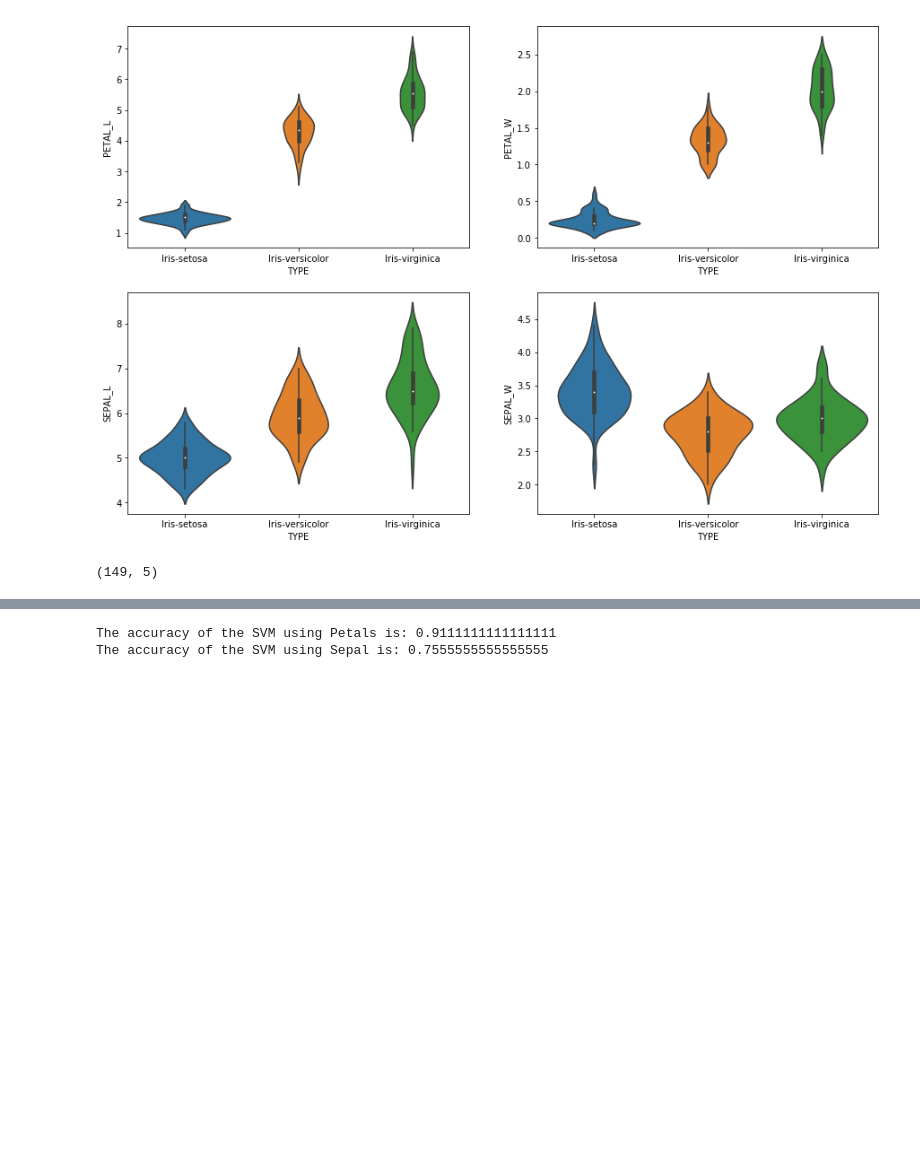
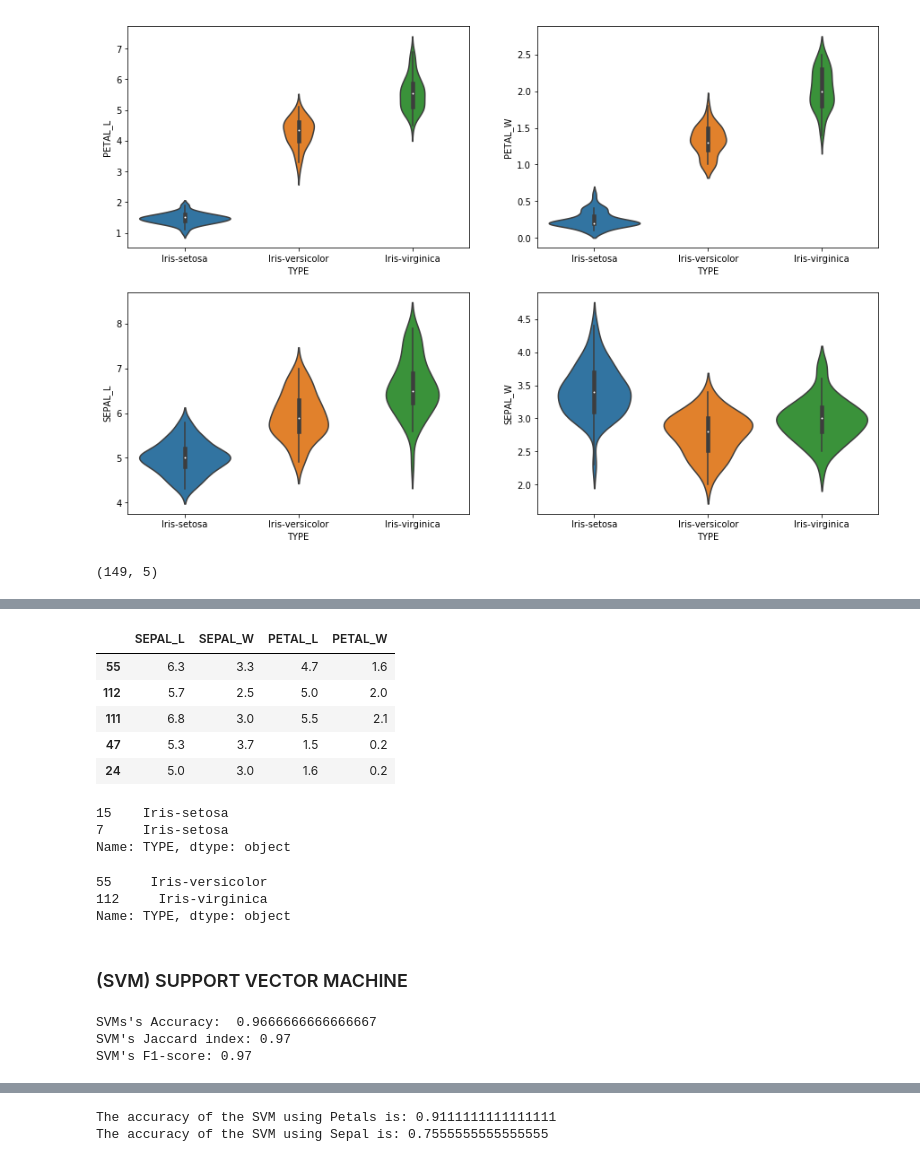
Before and after one commit to Jakefrda/Basic-Modeling-In-Python, a Jupyter notebook: IrisPractice.ipynb, the cells around one changed output, grey strips where cells are left out. Drawn from its saved outputs; the diff is of its cells as text; code cells hidden in the pictures; blank space fills up the shorter version.

```diff
--- a/IrisPractice.ipynb
+++ b/IrisPractice.ipynb
@@ -352,0 +249,23 @@ print(test_y_p.shape)
+# %%
+test_X.head()
+# %% [output]
+|  | SEPAL_L | SEPAL_W | PETAL_L | PETAL_W |
+| 55 | 6.3 | 3.3 | 4.7 | 1.6 |
+| 112 | 5.7 | 2.5 | 5.0 | 2.0 |
+| 111 | 6.8 | 3.0 | 5.5 | 2.1 |
+| 47 | 5.3 | 3.7 | 1.5 | 0.2 |
+| 24 | 5.0 | 3.0 | 1.6 | 0.2 |
+# %%
+train_y.head(2) ## Output of the training data
+# %% [output]
+15    Iris-setosa
+7     Iris-setosa
+Name: TYPE, dtype: object
+# %%
+test_y.head(2)
+# %% [output]
+55     Iris-versicolor
+112     Iris-virginica
+Name: TYPE, dtype: object
+# %% [markdown]
+### (SVM) SUPPORT VECTOR MACHINE
@@ -352,0 +277,14 @@ print(test_y_p.shape)
+# %%
+SVM_model = svm.SVC() #select SVM algorithm
+SVM_model.fit(train_X,train_y) # Train the algorithm with the training data and the training output
+SVM_yhat=SVM_model.predict(test_X) #Pass the testing data to the trained algorithm
+
+print("SVMs's Accuracy: ", metrics.accuracy_score(test_y, SVM_yhat))
+JaccardSVM = jaccard_similarity_score(test_y, SVM_yhat)
+print("SVM's Jaccard index: %.2f" % JaccardSVM)
+F1ScoreSVM = f1_score(test_y, SVM_yhat, average='weighted')
+print("SVM's F1-score: %.2f" % F1ScoreSVM  );
+# %% [output]
+SVMs's Accuracy:  0.9666666666666667
+SVM's Jaccard index: 0.97
+SVM's F1-score: 0.97
```
Also changed, not shown: parts of 65 cells of this notebook.
